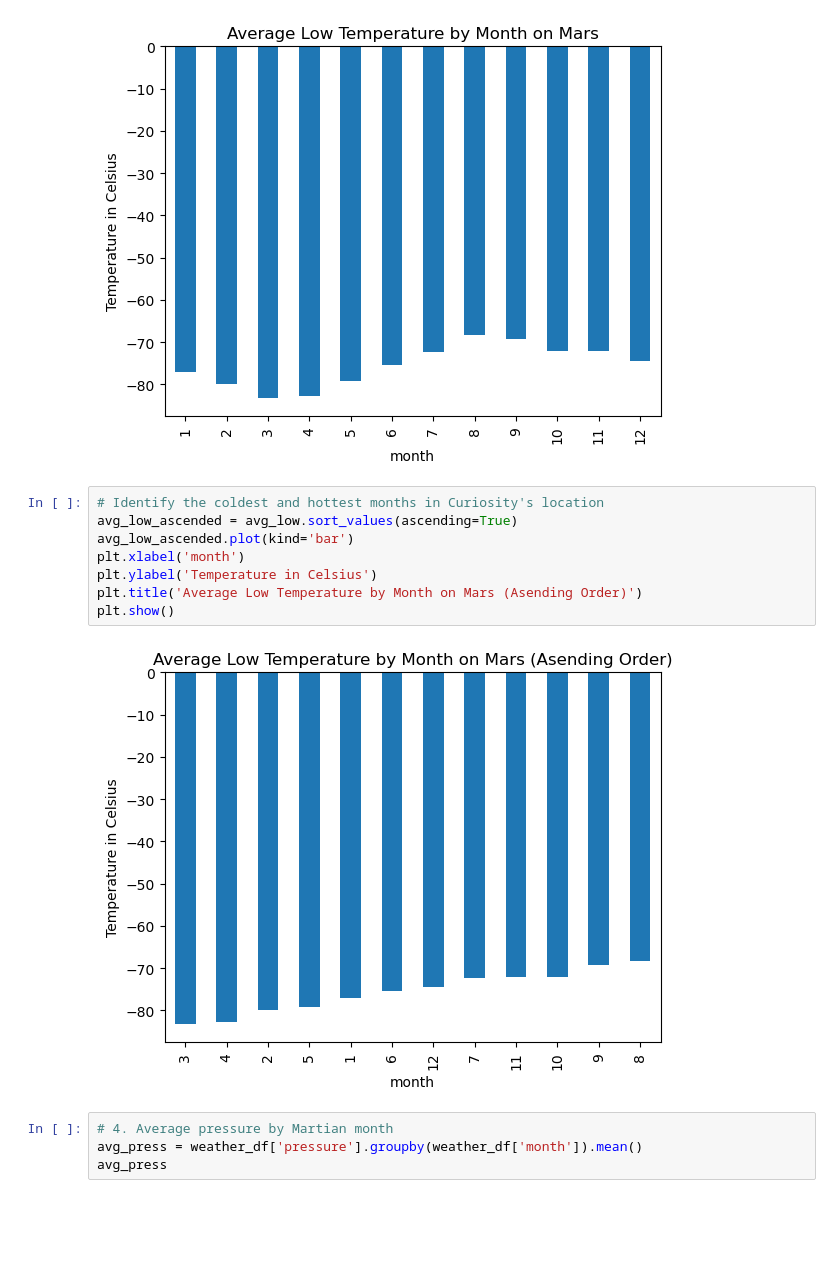
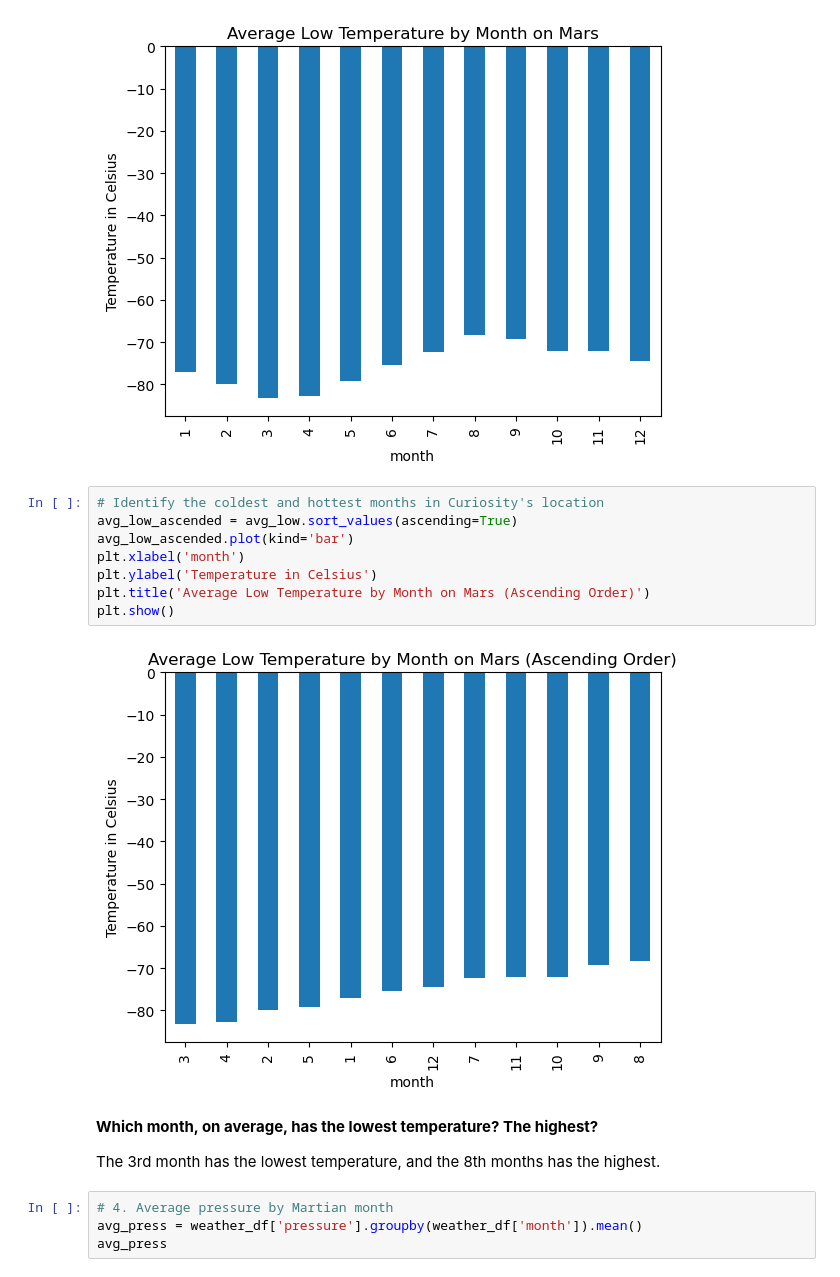
Before and after one commit to QbicleTKG/web-scraping-challenge, a Jupyter notebook: part_2_mars_weather.ipynb, the cells around one changed output. Drawn from its saved outputs; the diff is of its cells as text; blank space fills up the shorter version.

```diff
--- a/part_2_mars_weather.ipynb
+++ b/part_2_mars_weather.ipynb
@@ -200,13 +200,17 @@ plt.show()
 # %%
 # Identify the coldest and hottest months in Curiosity's location
 avg_low_ascended = avg_low.sort_values(ascending=True)
 avg_low_ascended.plot(kind='bar')
 plt.xlabel('month')
 plt.ylabel('Temperature in Celsius')
-plt.title('Average Low Temperature by Month on Mars (Asending Order)')
+plt.title('Average Low Temperature by Month on Mars (Ascending Order)')
 plt.show()
 # %% [output]
-[figure, old version]
+[figure, new version]
+# %% [markdown]
+**Which month, on average, has the lowest temperature? The highest?**
+
+The 3rd month has the lowest temperature, and the 8th months has the highest.
 # %%
 # 4. Average pressure by Martian month
 avg_press = weather_df['pressure'].groupby(weather_df['month']).mean()
```
Also changed, not shown: parts of 4 cells of this notebook, 1 other file.
